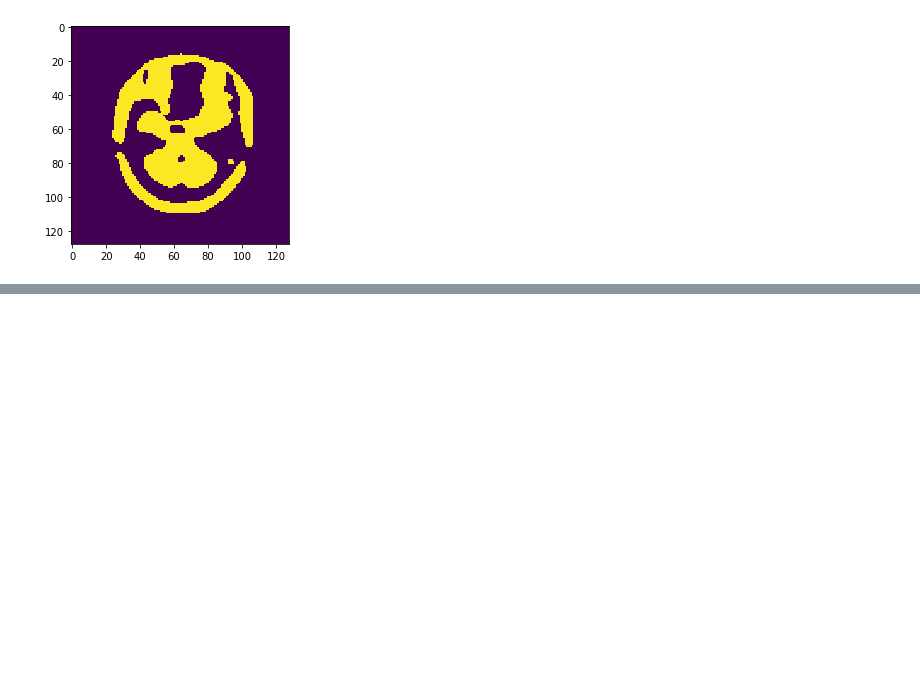
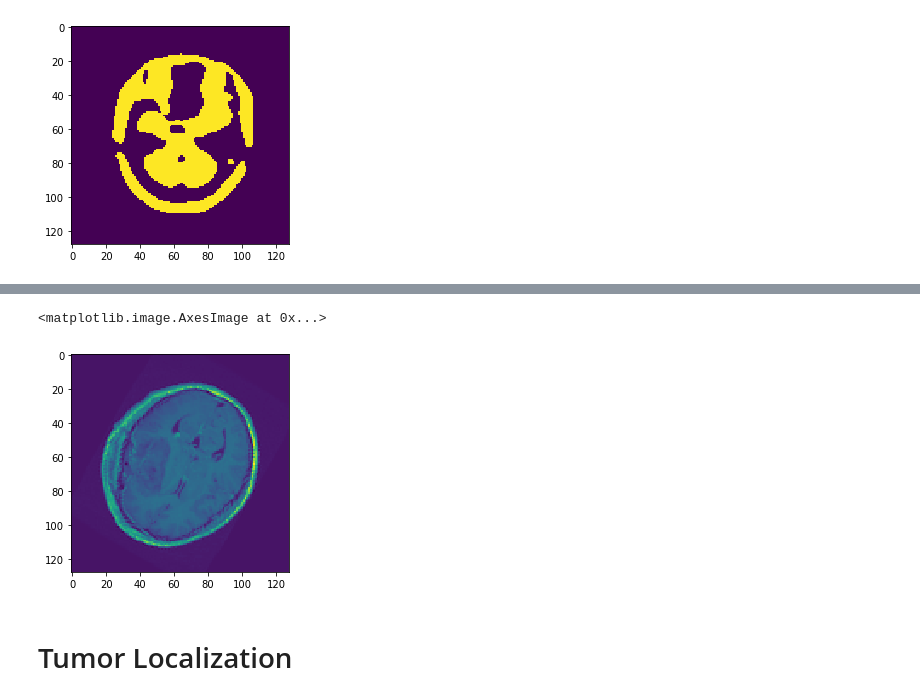
Before and after one commit to srinidhig/tumor_classification_localization, a Jupyter notebook: Tumor Classification and Localization - Deep Learning Approach.ipynb, the cells around one changed output, grey strips where cells are left out. Drawn from its saved outputs; the diff is of its cells as text; code cells hidden in the pictures; blank space fills up the shorter version.

```diff
--- a/Tumor Classification and Localization - Deep Learning Approach.ipynb
+++ b/Tumor Classification and Localization - Deep Learning Approach.ipynb
@@ -313,8 +287,9 @@ class_2_res = get_train_test(ind_2, train_test_split, final, final_labels)
 class_3_res = get_train_test(ind_3, train_test_split, final, final_labels)
 
 # Keep Changing Train data adding more preprocessing steps
-train = class_1_res[0] + class_2_res[0] + class_3_res[0] + denoised_images
-train_y = class_1_res[2] + class_2_res[2] + class_3_res[2] + labels
+# I am replicating class 1 and class 3 samples so that during training, they are the same as class 2
+train = class_1_res[0]*5 + class_2_res[0] + class_3_res[0]*3 + denoised_images + seg_images
+train_y = class_1_res[2]*5 + class_2_res[2] + class_3_res[2]*3 + labels + labels
 
 test = class_1_res[1] + class_2_res[1] + class_3_res[1]
 test_y = class_1_res[3] + class_2_res[3] + class_3_res[3]
@@ -531 +489,6 @@ Epoch 4/5
+# %%
+plt.imshow(train[-2][:, :, 0])
+# %% [output]
+<matplotlib.image.AxesImage at 0x...>
+[figure, added]
 # %%
@@ -532,0 +496,2 @@ metrics_df.to_excel('Raw_Denoised.xlsx', index = False)
+# %% [markdown]
+# Tumor Localization
```
Also changed, not shown: parts of 17 cells of this notebook.
